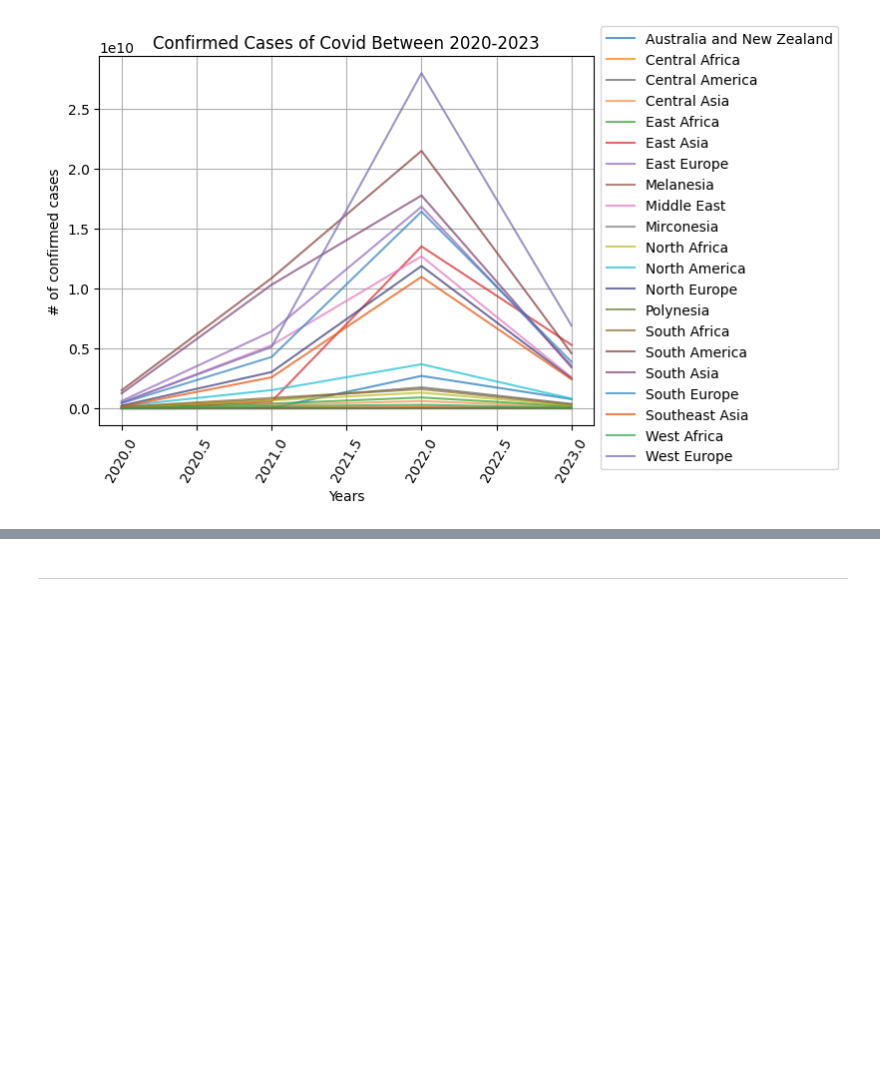
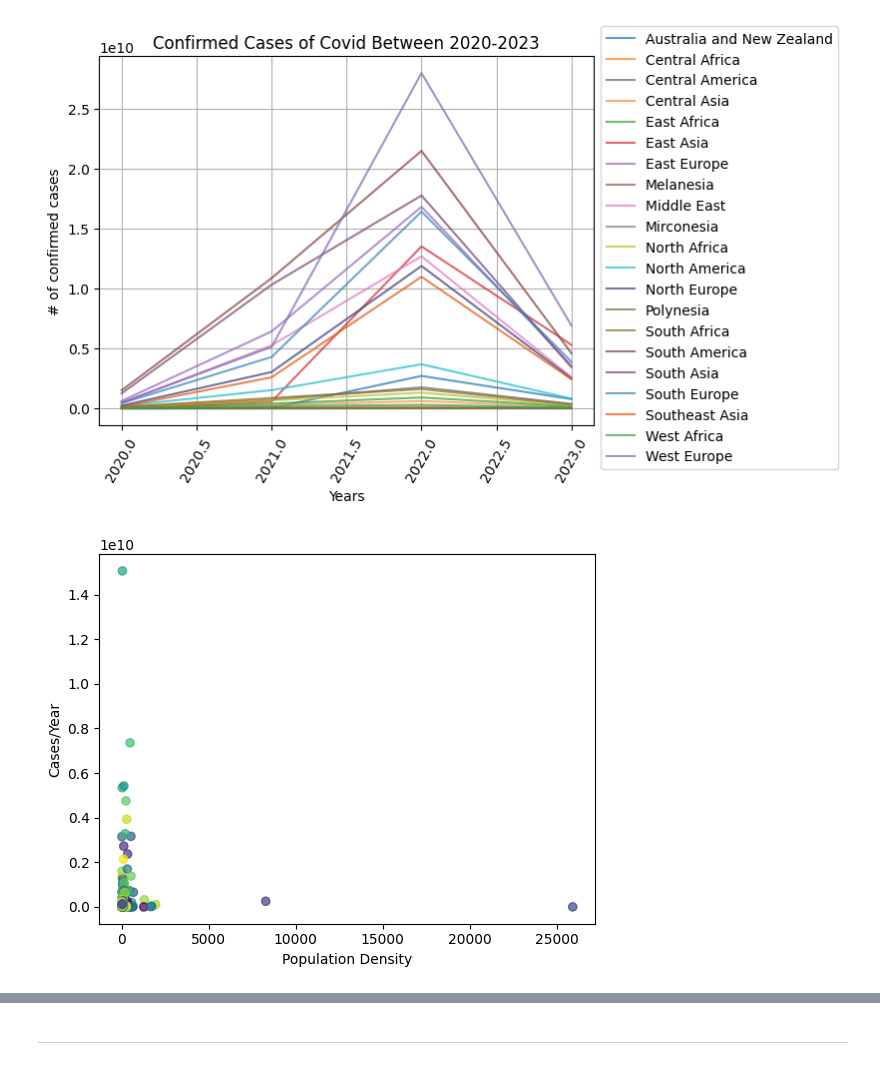
Before and after one commit to lily-the-real-lilly/first, a Jupyter notebook: CovidResearch.ipynb, the cells around one changed output, grey strips where cells are left out. Cells and saved outputs as stored; diff of their text form; code cells hidden in the pictures; blank space fills up the shorter version.

```diff
--- a/CovidResearch.ipynb
+++ b/CovidResearch.ipynb
@@ -613,7 +633,10 @@ plt.show()
 # %%
 x = LRdata['Country People/Sq Km']
 y = LRdata['Slope between 2020 and 2022']
-plt.scatter(x,y)
+colors = np.random.rand(194)
+plt.scatter(x,y, alpha = 0.7, c=colors, cmap='viridis')
 plt.xlabel('Population Density')
 plt.ylabel('Cases/Year')
 plt.show()
+# %% [output]
+[figure, added]
```
Also changed, not shown: parts of 9 cells of this notebook.
